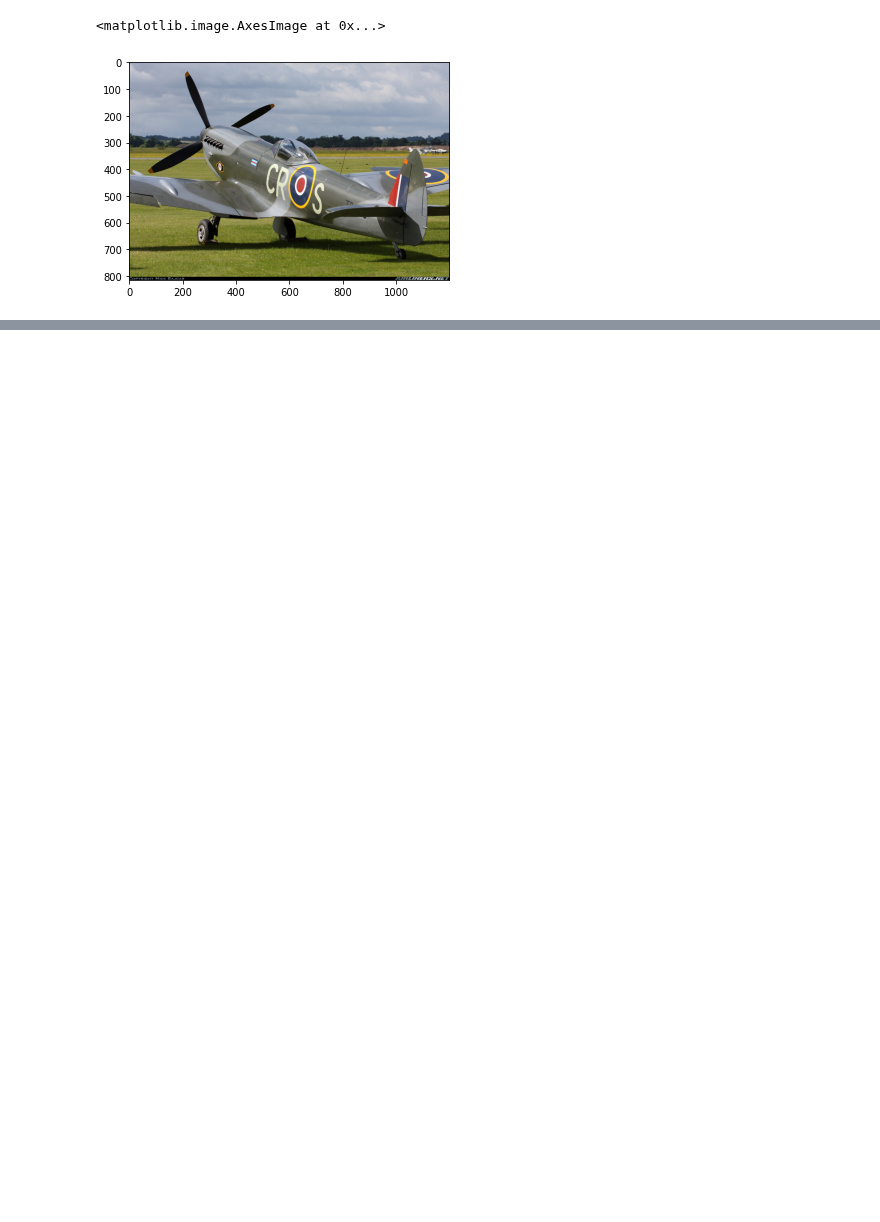
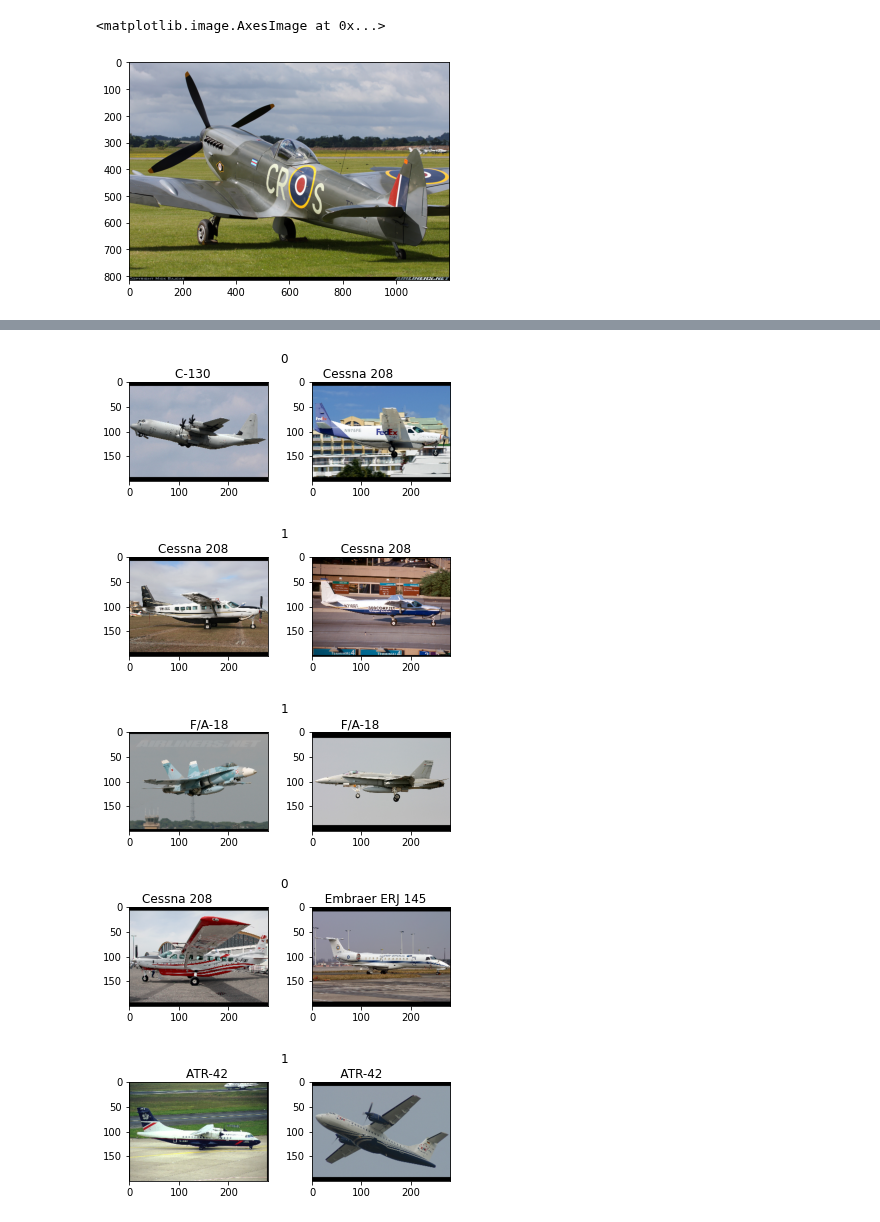
Before and after one commit to beetee17/few_shot_learning, a Jupyter notebook: aircraft/aircraft_prep.ipynb, the cells around one changed output, grey strips where cells are left out. Cells and saved outputs as stored; diff of their text form; code cells hidden in the pictures; blank space fills up the shorter version.

```diff
--- a/aircraft/aircraft_prep.ipynb
+++ b/aircraft/aircraft_prep.ipynb
@@ -207,5 +226,11 @@ utils.show_pairs(5, train_pairs, train_labels, train_raw_labels, random=True)
-# %%
-train_pairs, val_pairs, train_labels, val_labels = train_test_split(train_pairs, train_labels, test_size=0.3, random_state=50)
-
-print(train_pairs.shape, val_pairs.shape)
+# %%
+val_pairs, val_labels, val_raw_labels = shuffle(val_pairs, val_labels, val_raw_labels)
+# %%
+utils.show_pairs(5, val_pairs, val_labels, val_raw_labels, random=False)
+# %% [output]
+[figure, added]
+[figure, added]
+[figure, added]
+[figure, added]
+[figure, added]
 # %%
```
Also changed, not shown: parts of 16 cells of this notebook.
